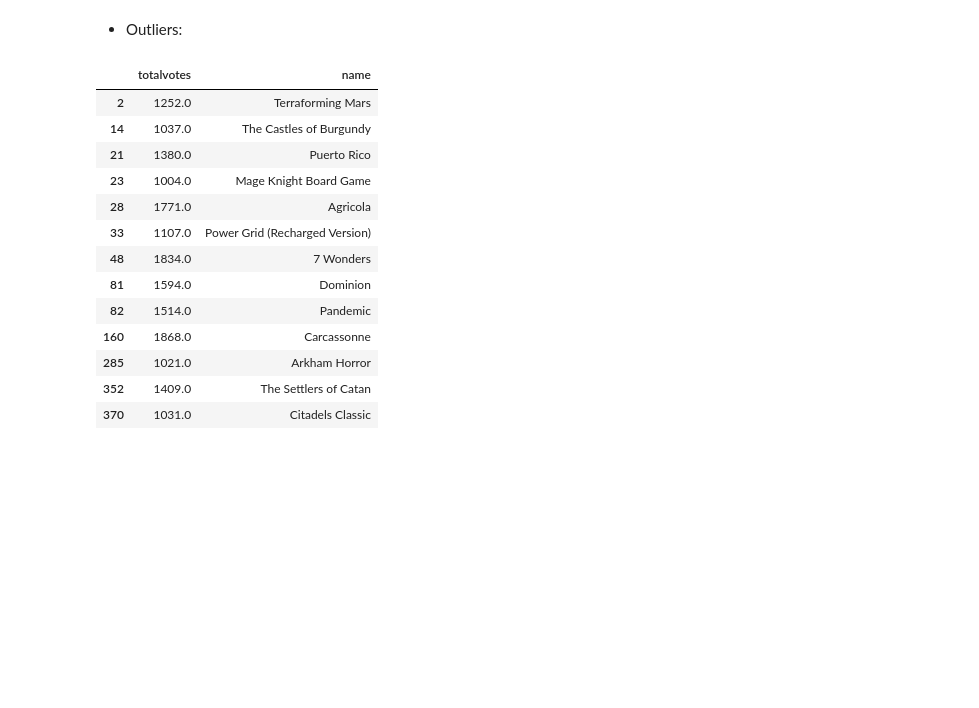
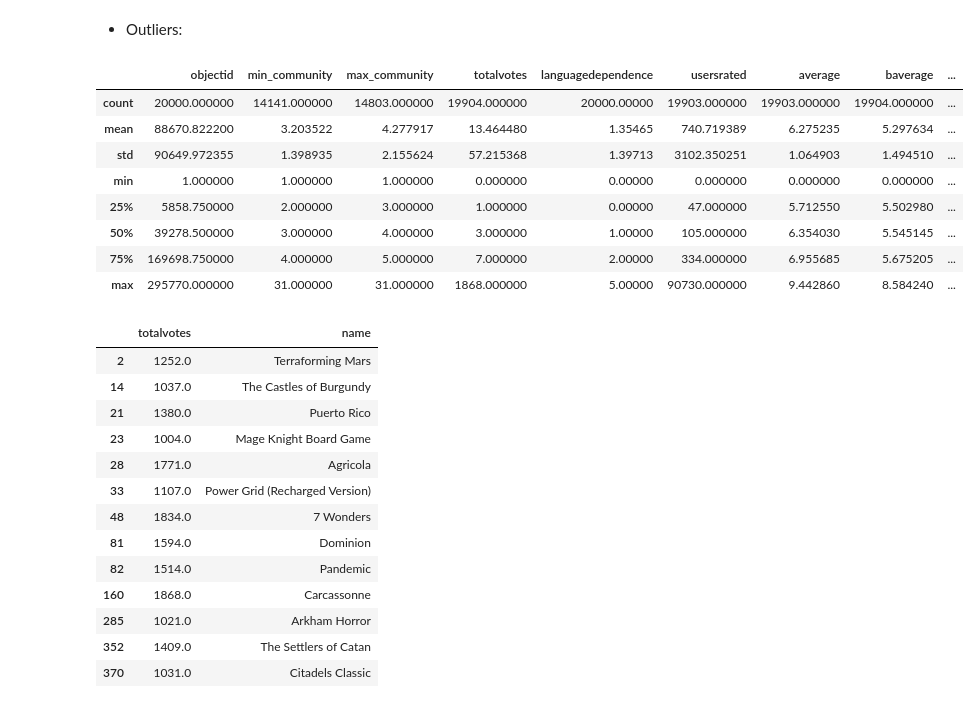
Before and after one commit to RenanGroto/Dice-Co, a Jupyter notebook: Dice-Co.ipynb, the cells around one changed output. Saved outputs shown, nothing was run; the diff lists cells and outputs as text; code cells hidden in the pictures; blank space fills up the shorter version.

```diff
--- a/Dice-Co.ipynb
+++ b/Dice-Co.ipynb
@@ -175,6 +175,18 @@ df[['playerage','minage']].tail(10)
 | 19999 | 10 | 0 |
 # %% [markdown]
 - Outliers:
+# %%
+df.describe()
+# %% [output]
+|  | objectid | min_community | max_community | totalvotes | languagedependence | usersrated | average | baverage | ... |
+| count | 20000.000000 | 14141.000000 | 14803.000000 | 19904.000000 | 20000.00000 | 19903.000000 | 19903.000000 | 19904.000000 | ... |
+| mean | 88670.822200 | 3.203522 | 4.277917 | 13.464480 | 1.35465 | 740.719389 | 6.275235 | 5.297634 | ... |
+| std | 90649.972355 | 1.398935 | 2.155624 | 57.215368 | 1.39713 | 3102.350251 | 1.064903 | 1.494510 | ... |
+| min | 1.000000 | 1.000000 | 1.000000 | 0.000000 | 0.00000 | 0.000000 | 0.000000 | 0.000000 | ... |
+| 25% | 5858.750000 | 2.000000 | 3.000000 | 1.000000 | 0.00000 | 47.000000 | 5.712550 | 5.502980 | ... |
+| 50% | 39278.500000 | 3.000000 | 4.000000 | 3.000000 | 1.00000 | 105.000000 | 6.354030 | 5.545145 | ... |
+| 75% | 169698.750000 | 4.000000 | 5.000000 | 7.000000 | 2.00000 | 334.000000 | 6.955685 | 5.675205 | ... |
+| max | 295770.000000 | 31.000000 | 31.000000 | 1868.000000 | 5.00000 | 90730.000000 | 9.442860 | 8.584240 | ... |
 # %%
 #df.loc[df['totalvotes'] > 1000, ['totalvotes','name']]
 # %% [output]
```
Also changed, not shown: parts of 5 cells of this notebook.
